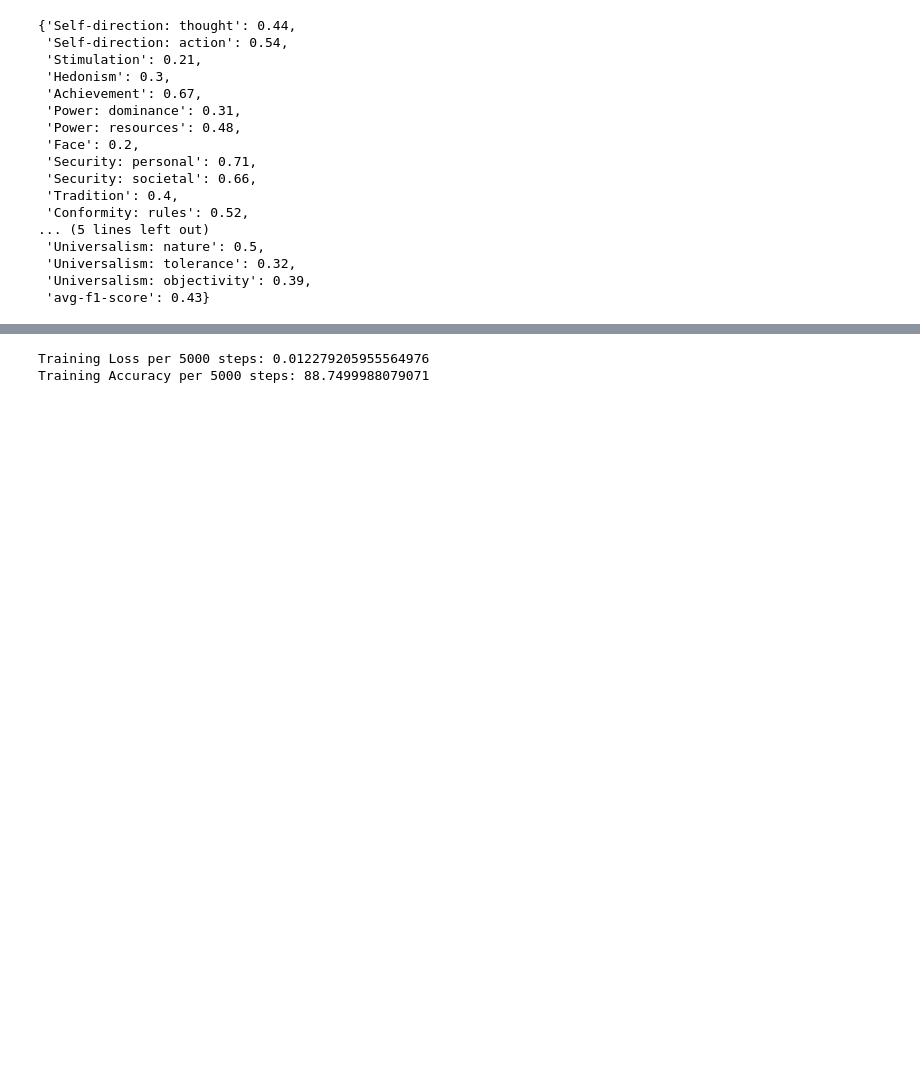
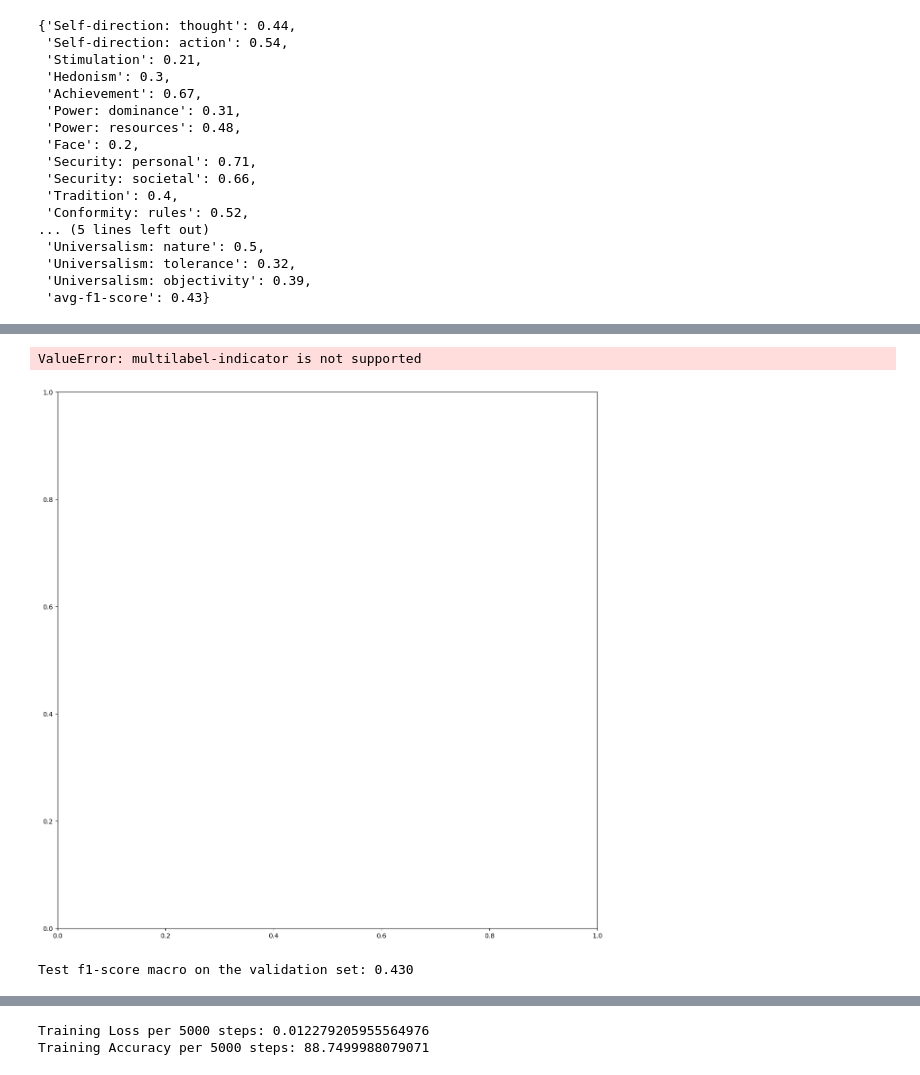
Before and after one commit to RiccardoSpolaor/NLP-project, a Jupyter notebook: src/main.ipynb, the cells around one changed output, grey strips where cells are left out. Drawn from its saved outputs; the diff is of its cells as text; code cells hidden in the pictures; blank space fills up the shorter version.

```diff
--- a/src/main.ipynb
+++ b/src/main.ipynb
@@ -315,5 +319,4 @@ val_params = {**dataloader_params, 'batch_size': VAL_BATCH_SIZE}
 # %%
 training_loader = DataLoader(train_set, **train_params)
-val_loader = DataLoader(val_set, **val_params)
-
-val_loader_eval = DataLoader(val_set, collate_fn=collate_batch, batch_size=len(val_set), num_workers=0)
+val_loader = DataLoader(val_set, **test_params)
+test_loader = DataLoader(test_set, **test_params)
@@ -900,3 +1048,23 @@ print(classification_report(y_true=y_true, y_pred=y_pred,
+# %%
+from sklearn.metrics import ConfusionMatrixDisplay
+
+fig, ax = plt.subplots(figsize=(15,15))
+
+confusion_matrix = ConfusionMatrixDisplay.from_predictions(y_true, y_pred, display_labels=labels_train_df.columns.to_list(),
+                                                           normalize='true', cmap=plt.cm.Blues, values_format=".2f",ax=ax)
+
+confusion_matrix.ax_.get_images()[0].set_clim(0, 1)
+# %% [output]
+ValueError: multilabel-indicator is not supported
+[figure, added]
+# %%
+from sklearn.metrics import f1_score
+
+y_pred, y_true = predict(test_loader)
+f1_macro = f1_score(y_true=y_true, y_pred=y_pred, average='macro')
+print(f'Test f1-score macro on the validation set: {f1_macro:.3f}')
+# %% [output]
+Test f1-score macro on the validation set: 0.430
 # %%
 from sklearn.metrics import classification_report
 
```
Also changed, not shown: parts of 28 cells of this notebook, 1 other file.
